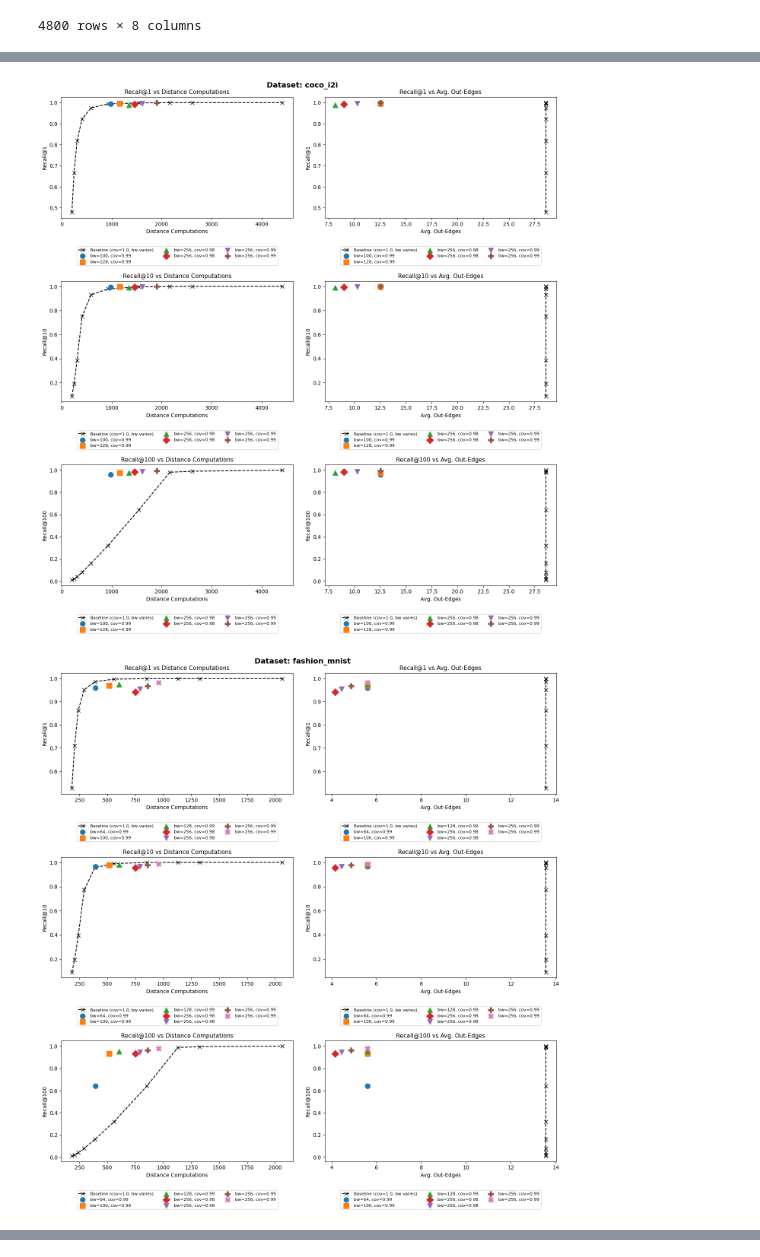
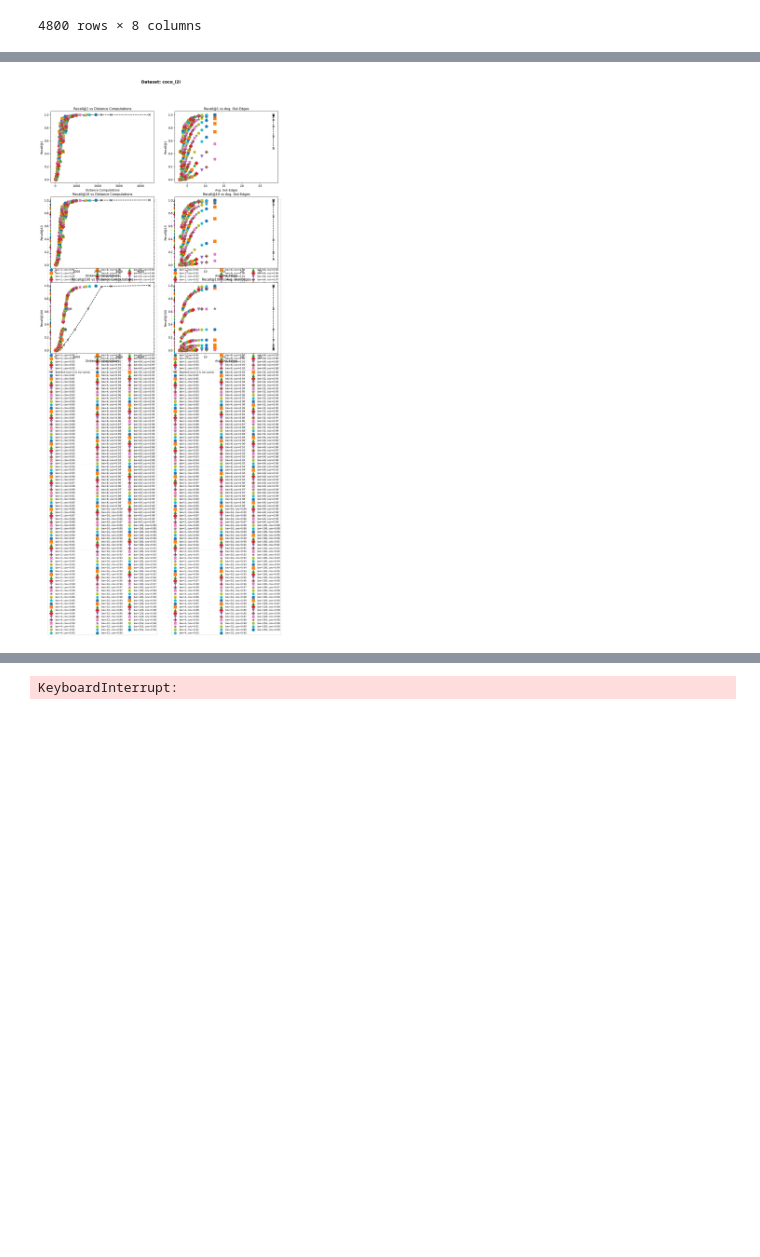
Before and after one commit to PratyushAvi/navigable-graphs, a Jupyter notebook: code/plots.ipynb, the cells around one changed output, grey strips where cells are left out. Saved outputs shown, nothing was run; the diff lists cells and outputs as text; code cells hidden in the pictures; blank space fills up the shorter version.

```diff
--- a/code/plots.ipynb
+++ b/code/plots.ipynb
@@ -238,10 +238,22 @@ def top_k_bw_coverage(df_novel, top_k=5, group_by=('dataset', 'k'), score_col='r
         .reset_index(drop=True)
     )
 
-def plot_top_k_settings(df_novel, df_baseline, top_k=5, score_col='recall', save=False):
+def pareto_bw_coverage(df_novel, xcol='train_seen', score_col='recall', group_by=('dataset', 'k')):
+    """
+    Return Pareto-optimal (beam_width, coverage) combinations per group.
+    A row is Pareto-optimal if no other row in the group has both higher score_col and lower xcol.
+    """
+    pieces = [
+        pareto_frontier(g, xcol, score_col)
+        for _, g in df_novel.groupby(list(group_by), sort=False)
+    ]
+    result = pd.concat(pieces, ignore_index=True)
+    return result[list(group_by) + ['beam_width', 'coverage', score_col, xcol]]
+
+def plot_top_k_settings(df_novel, df_baseline, score_col='recall', save=False):
     """
     For each dataset: one figure with rows=recall@k values, cols=[distance comps, avg out-edges].
-    Top-k novel (bw, coverage) combos shown with distinct marker+color; baseline as a dashed line.
+    Pareto-optimal novel (bw, coverage) combos shown with distinct marker+color; baseline as a dashed line.
     """
     datasets = sorted(df_novel['dataset'].unique())
     k_values = sorted(df_novel['k'].unique())
@@ -251,10 +263,10 @@ def plot_top_k_settings(df_novel, df_baseline, top_k=5, score_col='recall', save
         nov_ds  = df_novel[df_novel['dataset'] == dataset]
         base_ds = df_baseline[df_baseline['dataset'] == dataset]
 
-        # Union of top-k combos across all k values for this dataset
-        top_per_k    = top_k_bw_coverage(nov_ds, top_k=top_k, group_by=('k',), score_col=score_col)
+        # Union of Pareto-optimal combos across all k values for this dataset
+        pareto_per_k = pareto_bw_coverage(nov_ds, group_by=('k',), score_col=score_col)
         unique_combos = (
-            top_per_k[['beam_width', 'coverage']]
+            pareto_per_k[['beam_width', 'coverage']]
             .drop_duplicates()
             .sort_values(['beam_width', 'coverage'])
             .reset_index(drop=True)
@@ -282,7 +294,7 @@ def plot_top_k_settings(df_novel, df_baseline, top_k=5, score_col='recall', save
                     marker='x', markersize=7, zorder=3, label='Baseline (cov=1.0, bw varies)',
                 )
 
-                # Novel top-k combos
+                # Pareto-optimal combos
                 for i, (_, combo) in enumerate(unique_combos.iterrows()):
                     bw, cov = combo['beam_width'], combo['coverage']
                     row = nov_k[(nov_k['beam_width'] == bw) & (nov_k['coverage'] == cov)]
@@ -305,5 +317,5 @@ def plot_top_k_settings(df_novel, df_baseline, top_k=5, score_col='recall', save
 
         plt.tight_layout()
         if save:
-            fig.savefig(f'{dataset}_top{top_k}.png', bbox_inches='tight', dpi=150)
+            fig.savefig(f'{dataset}_pareto.png', bbox_inches='tight', dpi=150)
         plt.show()
@@ -351,9 +380,8 @@ sets[['dataset', 'k', 'unique_to_k']]
 # %%
 _MARKERS = ['o', 's', '^', 'D', 'v', 'P', 'X', '*', 'h', 'p']
 _COLORS  = plt.cm.tab10.colors
-plot_top_k_settings(novel, baseline, top_k=5)
+plot_top_k_settings(novel, baseline)
 # save to disk:
-# plot_top_k_settings(novel, baseline, top_k=5, save=True)
+# plot_top_k_settings(novel, baseline, save=True)
 # %% [output]
-[figure, old version]
+[figure, new version]
-[figure, removed]
@@ -361,0 +388 @@ plot_top_k_settings(novel, baseline, top_k=5)
+KeyboardInterrupt:
```
Also changed, not shown: parts of 3 cells of this notebook.
